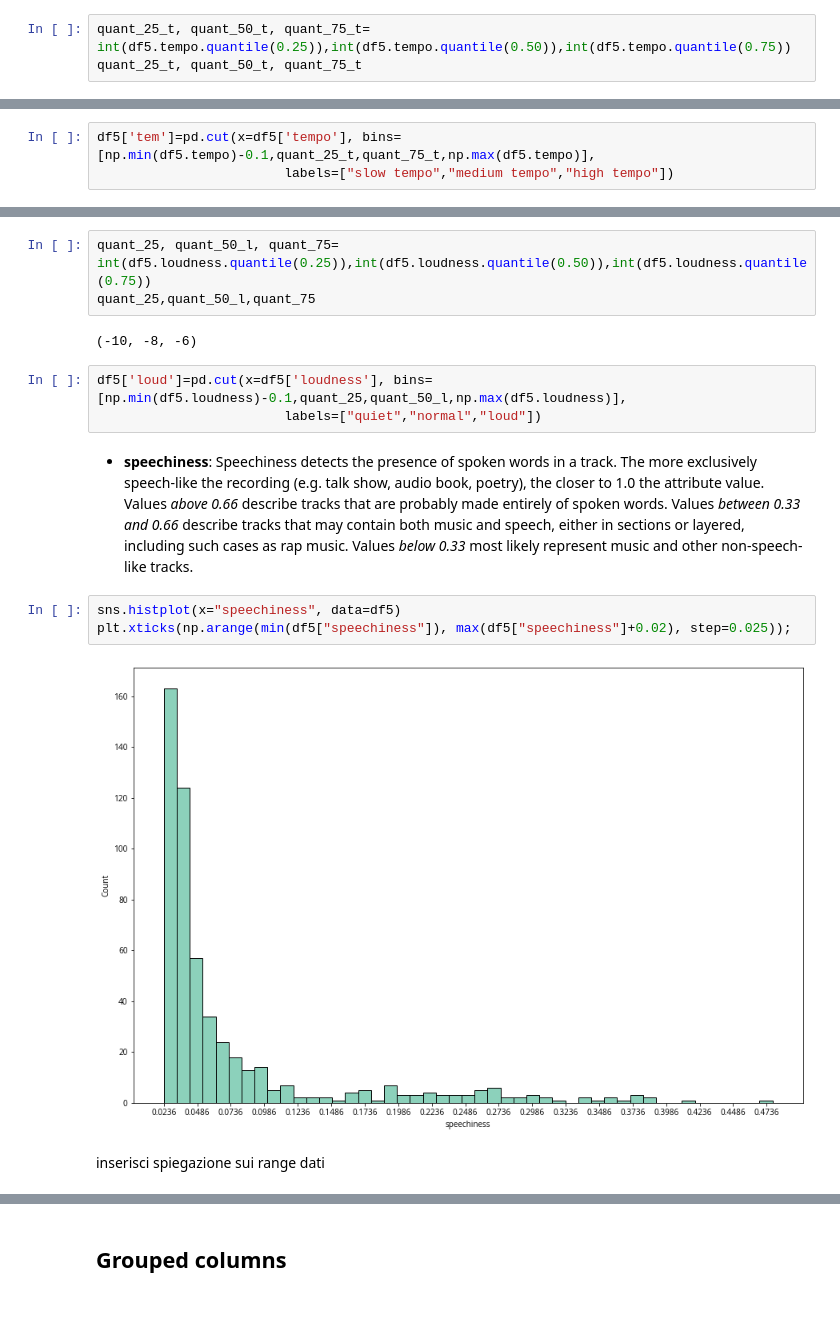
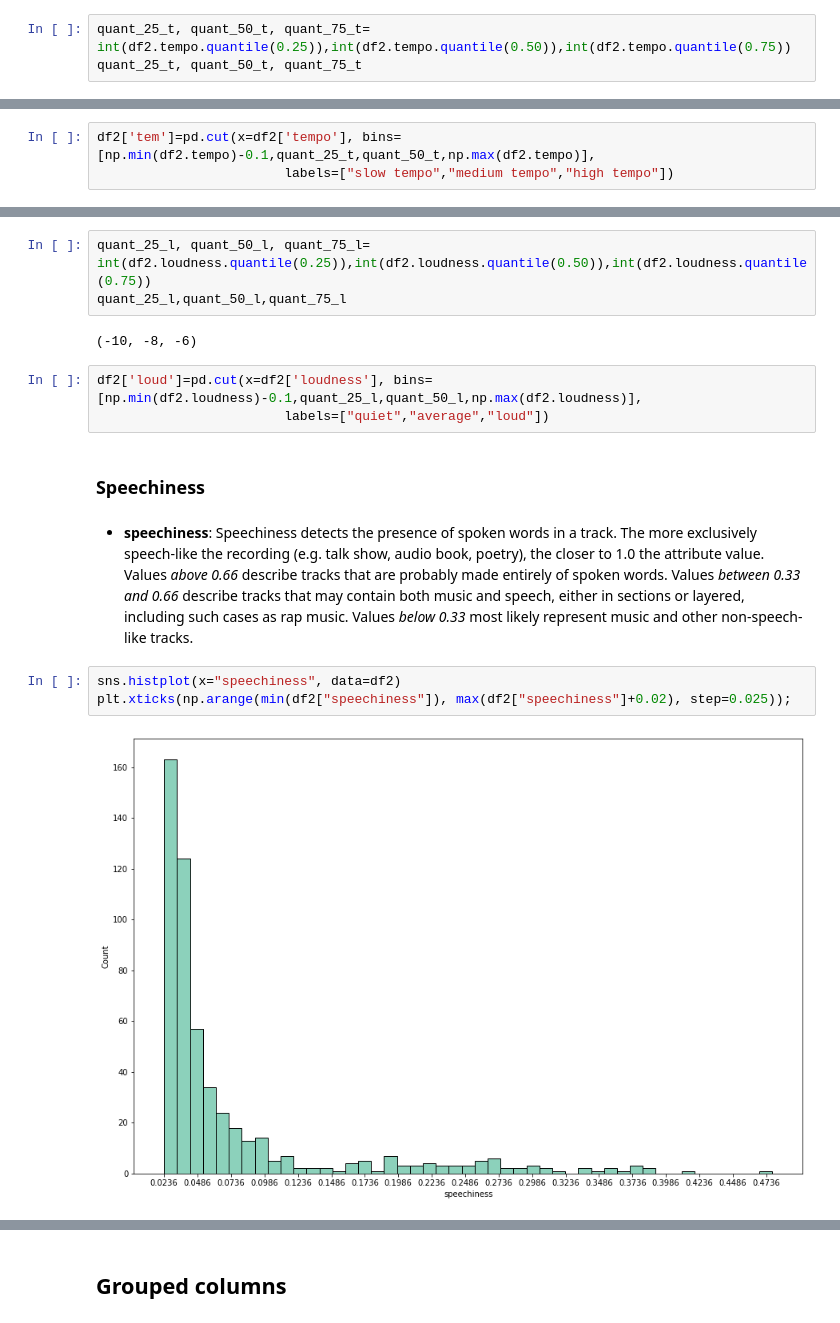
Before and after one commit to MScaramuzzi/FAIKR-3, a Jupyter notebook: df_compl.ipynb, the cells around one changed output, grey strips where cells are left out. Cells and saved outputs as stored; diff of their text form.

```diff
--- a/df_compl.ipynb
+++ b/df_compl.ipynb
@@ -479,5 +436,5 @@ From the plot we cannot deduce meaningful conclusions, there fore we will use qu
 # %%
-quant_25_t, quant_50_t, quant_75_t= int(df5.tempo.quantile(0.25)),int(df5.tempo.quantile(0.50)),int(df5.tempo.quantile(0.75))
+quant_25_t, quant_50_t, quant_75_t= int(df2.tempo.quantile(0.25)),int(df2.tempo.quantile(0.50)),int(df2.tempo.quantile(0.75))
 quant_25_t, quant_50_t, quant_75_t
 # %% [output]
 (100, 118, 137)
@@ -488,4 +441,4 @@ np.min(df5.tempo), np.max(df5.tempo)
 # %%
-df5['tem']=pd.cut(x=df5['tempo'], bins=[np.min(df5.tempo)-0.1,quant_25_t,quant_75_t,np.max(df5.tempo)],
+df2['tem']=pd.cut(x=df2['tempo'], bins=[np.min(df2.tempo)-0.1,quant_25_t,quant_50_t,np.max(df2.tempo)],
                         labels=["slow tempo","medium tempo","high tempo"])
 # %% [markdown]
@@ -504,18 +455,18 @@ np.min(df5.loudness),np.max(df5.loudness)
 # %%
-quant_25, quant_50_l, quant_75= int(df5.loudness.quantile(0.25)),int(df5.loudness.quantile(0.50)),int(df5.loudness.quantile(0.75))
-quant_25,quant_50_l,quant_75
+quant_25_l, quant_50_l, quant_75_l= int(df2.loudness.quantile(0.25)),int(df2.loudness.quantile(0.50)),int(df2.loudness.quantile(0.75))
+quant_25_l,quant_50_l,quant_75_l
 # %% [output]
 (-10, -8, -6)
 # %%
-df5['loud']=pd.cut(x=df5['loudness'], bins=[np.min(df5.loudness)-0.1,quant_25,quant_50_l,np.max(df5.loudness)],
-                        labels=["quiet","normal","loud"])
+df2['loud']=pd.cut(x=df2['loudness'], bins=[np.min(df2.loudness)-0.1,quant_25_l,quant_50_l,np.max(df2.loudness)],
+                        labels=["quiet","average","loud"])
+# %% [markdown]
+### Speechiness
 # %% [markdown]
 * **speechiness**:
 Speechiness detects the presence of spoken words in a track. The more exclusively speech-like the recording (e.g. talk show, audio book, poetry), the closer to 1.0 the attribute value. Values *above 0.66* describe tracks that are probably made entirely of spoken words. Values *between 0.33 and 0.66* describe tracks that may contain both music and speech, either in sections or layered, including such cases as rap music. Values *below 0.33* most likely represent music and other non-speech-like tracks.
 # %%
-sns.histplot(x="speechiness", data=df5)
-plt.xticks(np.arange(min(df5["speechiness"]), max(df5["speechiness"]+0.02), step=0.025));
+sns.histplot(x="speechiness", data=df2)
+plt.xticks(np.arange(min(df2["speechiness"]), max(df2["speechiness"]+0.02), step=0.025));
 # %% [output]
-[figure, old version]
+[figure, new version]
-# %% [markdown]
-inserisci spiegazione sui range dati
```
Also changed, not shown: parts of 122 cells of this notebook.
